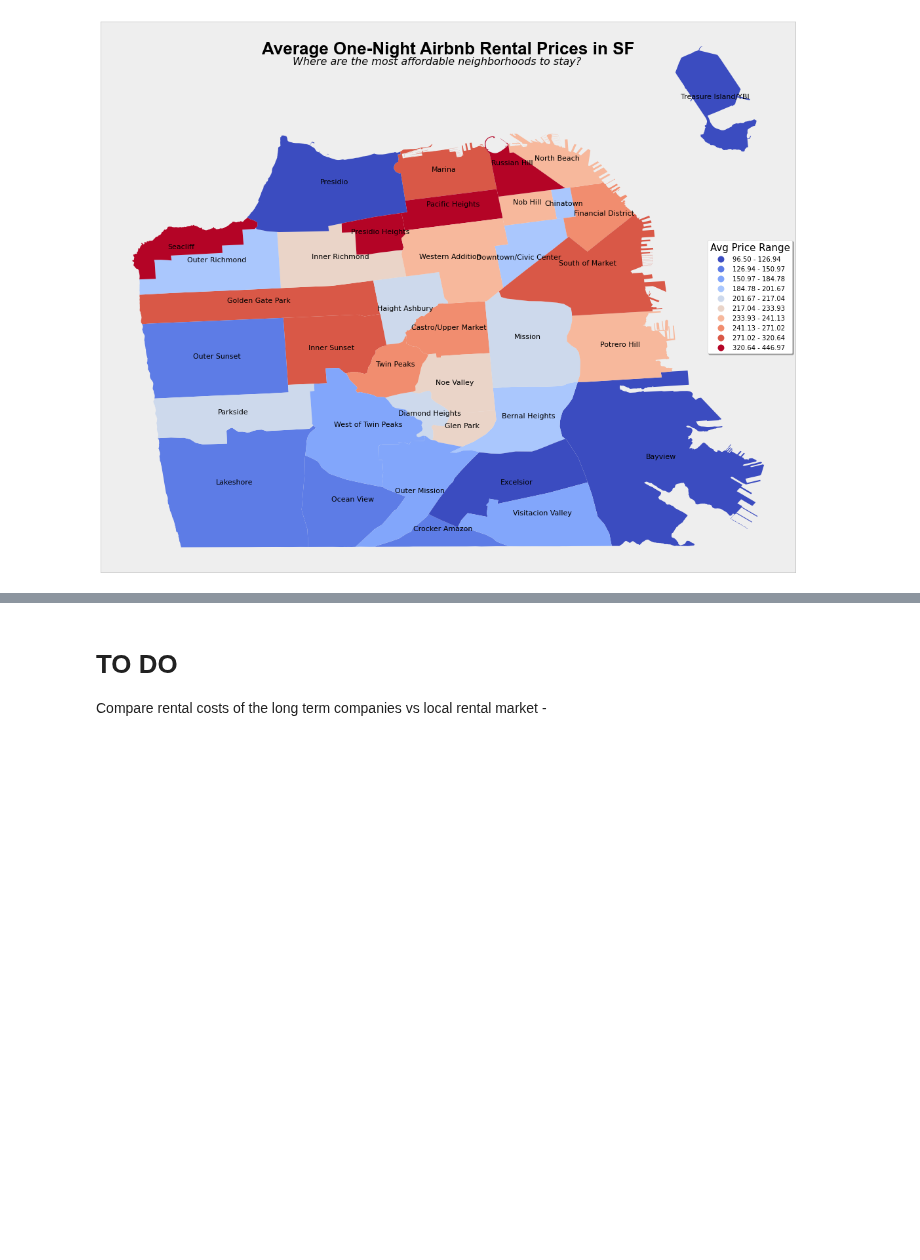
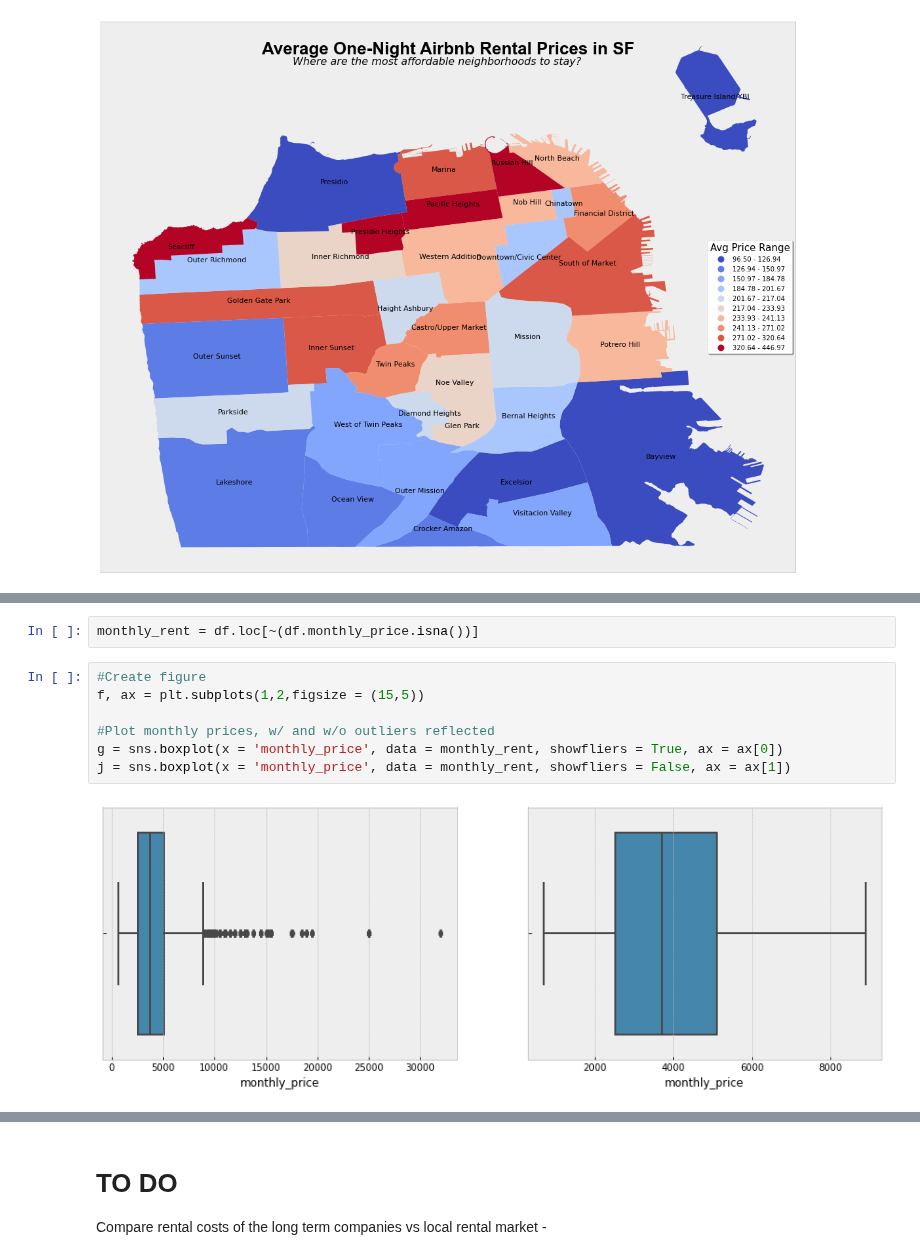
Before and after one commit to KishenSharma6/SF-Airbnb-Analysis, a Jupyter notebook: Project_Codes/02_EDA/2020_0525_Listings_EDA.ipynb, the cells around one changed output, grey strips where cells are left out. Saved outputs shown, nothing was run; the diff lists cells and outputs as text; blank space fills up the shorter version.

```diff
--- a/Project_Codes/02_EDA/2020_0525_Listings_EDA.ipynb
+++ b/Project_Codes/02_EDA/2020_0525_Listings_EDA.ipynb
@@ -352,0 +436,11 @@ temp2['month_year'] = temp2['last_review'].dt.to_period('M')
+# %%
+monthly_rent = df.loc[~(df.monthly_price.isna())]
+# %%
+#Create figure
+f, ax = plt.subplots(1,2,figsize = (15,5))
+
+#Plot monthly prices, w/ and w/o outliers reflected
+g = sns.boxplot(x = 'monthly_price', data = monthly_rent, showfliers = True, ax = ax[0])
+j = sns.boxplot(x = 'monthly_price', data = monthly_rent, showfliers = False, ax = ax[1])
+# %% [output]
+[figure, added]
```
Also changed, not shown: parts of 27 cells of this notebook.
